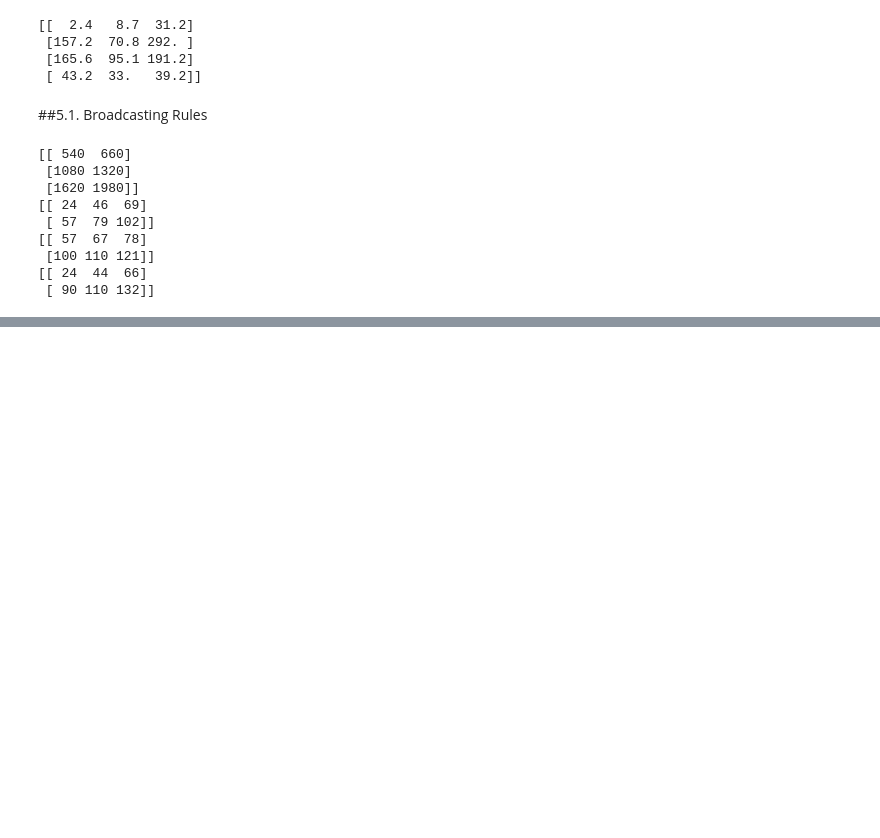
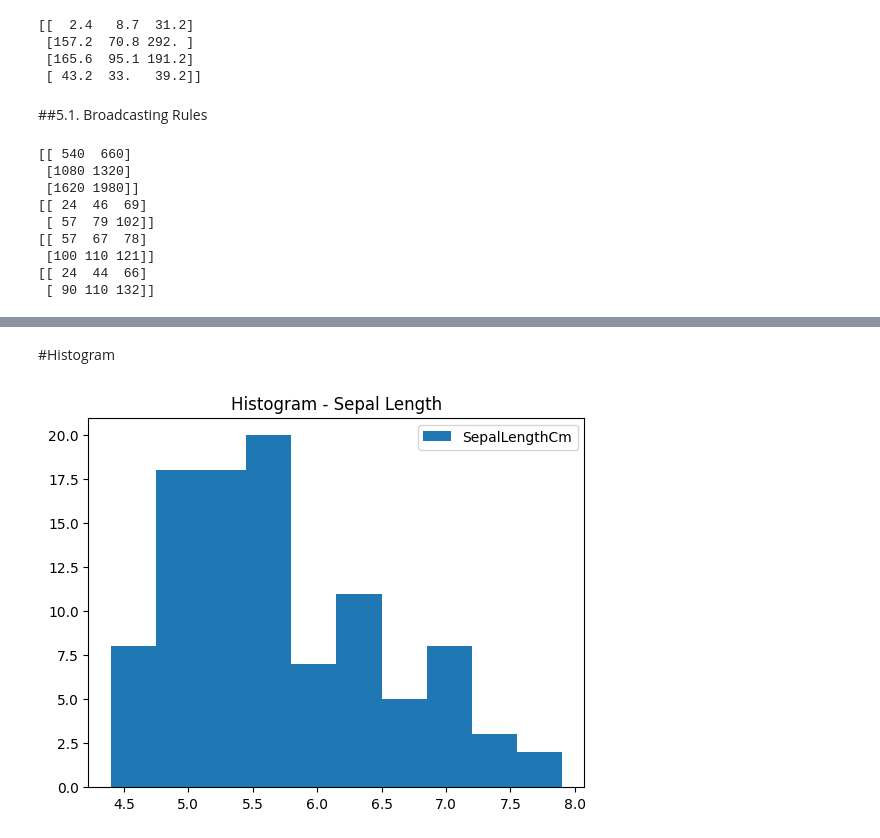
Before and after one commit to Aishaamalik/Data-Analysis-Intern, a Jupyter notebook: Week_0(Geeks_for_Greeks).ipynb, the cells around one changed output, grey strips where cells are left out. Saved outputs shown, nothing was run; the diff lists cells and outputs as text; code cells hidden in the pictures; blank space fills up the shorter version.

```diff
--- a/Week_0(Geeks_for_Greeks).ipynb
+++ b/Week_0(Geeks_for_Greeks).ipynb
@@ -187,0 +439,10 @@ print(X * 2)
+# %% [markdown]
+#Histogram
+# %%
+# Histogram of Sepal Length
+plt.hist(df["SepalLengthCm"])
+plt.title("Histogram - Sepal Length")
+plt.legend(["SepalLengthCm"])
+plt.show()
+# %% [output]
+[figure, added]
```
Also changed, not shown: parts of 52 cells of this notebook.
